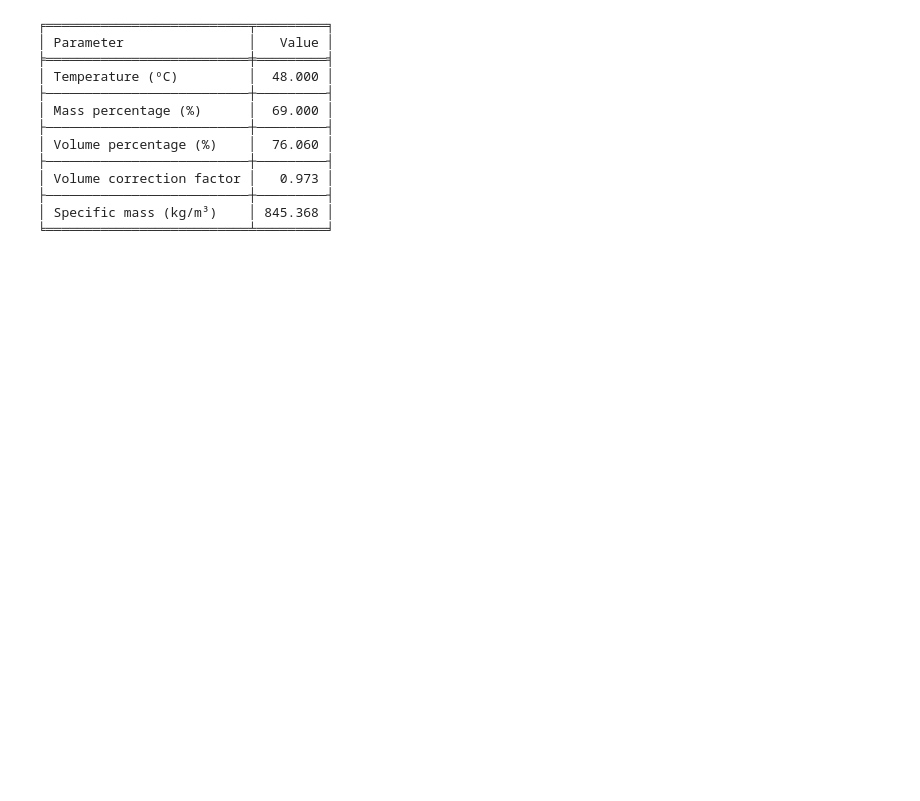
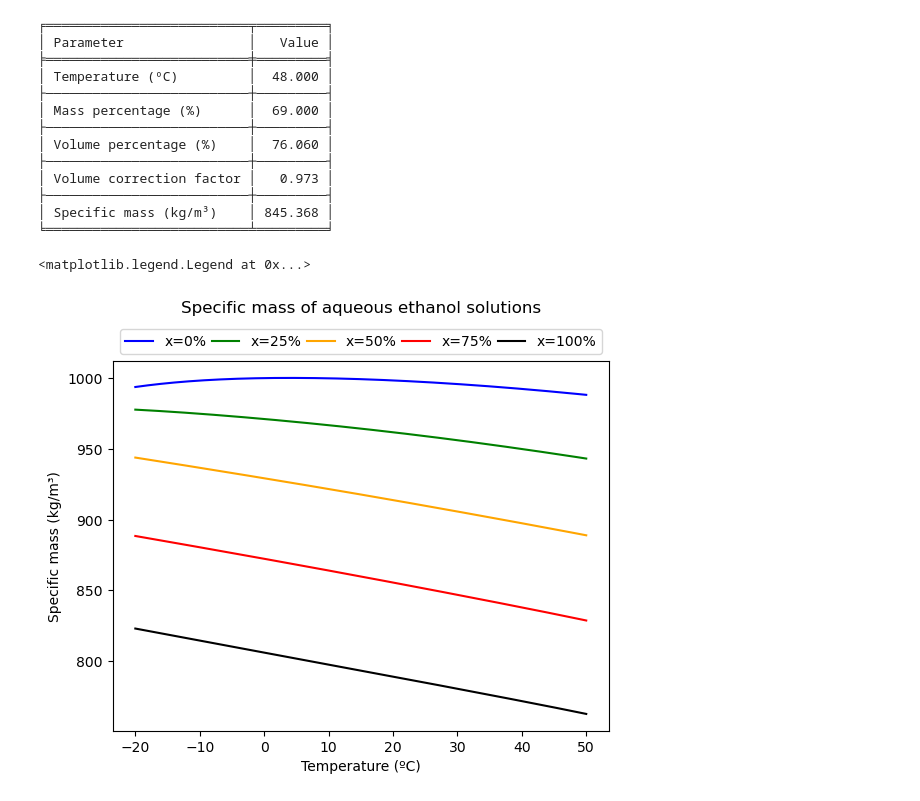
Before and after one commit to willc127/Alcoholic_curves, a Jupyter notebook: EtOH_Density.ipynb, the cells around one changed output. Drawn from its saved outputs; the diff is of its cells as text; code cells hidden in the pictures; blank space fills up the shorter version.

```diff
--- a/EtOH_Density.ipynb
+++ b/EtOH_Density.ipynb
@@ -26,14 +26,14 @@ def EtOH_Dens(xm,T):
   n  = 5
 
   #Define ranges of composition (mass percentage) and temperature (ºC)
-  if xm<0 or xm>100 & T<-20 or T>50:
+  """ if xm<0 or xm>100 & T<-20 or T>50:
     return print('Error! The composition must be between 0 and 100 % and temperature must be between  -20 and 50 ºC')
   elif T<-20 or T>50:
     return print('Error! The temperature range must be between -20 and 50 ºC')
   elif xm<0 or xm>100:
     return print('Error! The composition range must be between 0 and 100 %')
   else:
-    print('Nice! The composition and temperature are within the ranges')
+    print('Nice! The composition and temperature are within the ranges') """
 
   #Specific mass calculation
   sum1=0
@@ -109,0 +146,16 @@ print(tabulate(results, headers=col_names, tablefmt="fancy_grid", stralign='left
+# %%
+#plot the specific mass
+plt.plot(T, dw,'-', color='blue', label = 'x=0%')
+plt.plot(T, ds25,'-', color='green', label = 'x=25%')
+plt.plot(T, ds50,'-', color='orange', label = 'x=50%')
+plt.plot(T, ds75,'-', color='red', label = 'x=75%')
+plt.plot(T, de,'-', color='black', label = 'x=100%')
+
+#Define the plot parameters
+plt.title('Specific mass of aqueous ethanol solutions', pad = 35)
+plt.xlabel('Temperature (ºC)')
+plt.ylabel('Specific mass (kg/m³)')
+plt.legend(bbox_to_anchor=(0, 1, 1, 1), loc="lower left", mode="expand", ncol=5)
+# %% [output]
+<matplotlib.legend.Legend at 0x...>
+[figure, added]
```
Also changed, not shown: parts of 4 cells of this notebook.
